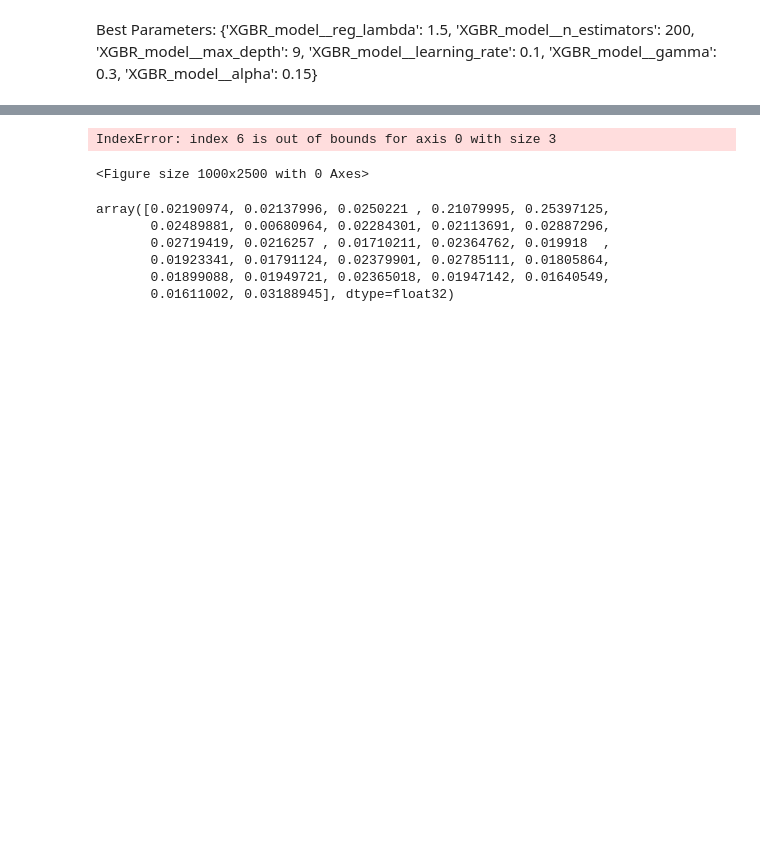
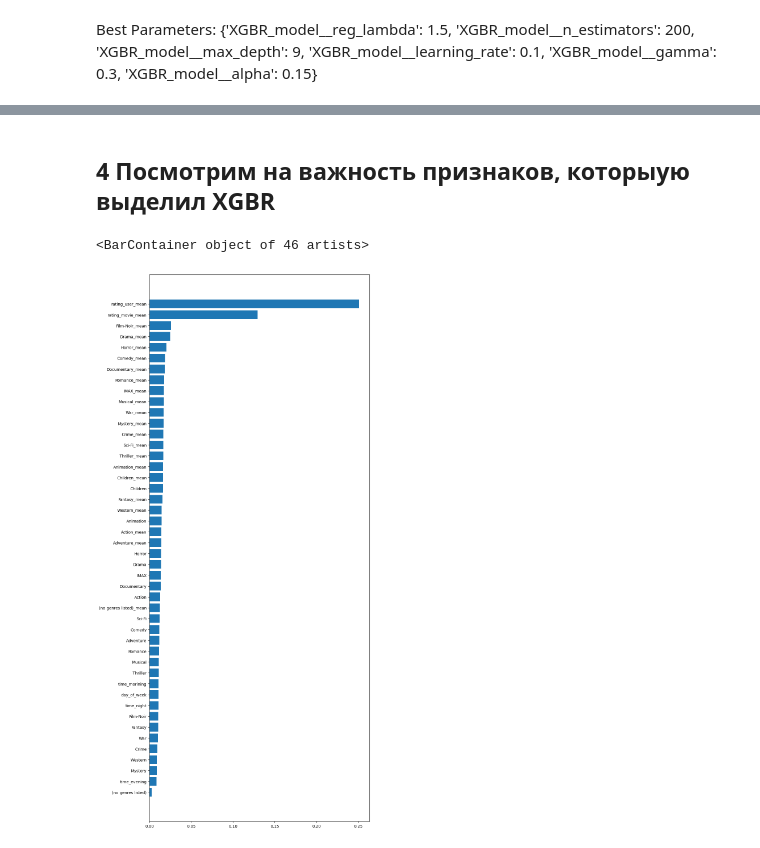
Before and after one commit to aleks-haksly/Simulative, a Jupyter notebook: ML/recomendation.ipynb, the cells around one changed output, grey strips where cells are left out. Cells and saved outputs as stored; diff of their text form; code cells hidden in the pictures; blank space fills up the shorter version.

```diff
--- a/ML/recomendation.ipynb
+++ b/ML/recomendation.ipynb
@@ -277,8 +291,6 @@ research_pipe = Pipeline(
         ("OneHotEncoder", col_transformer)
     ]
 )
-# %%
-df = research_pipe.fit(X_, y_).transform(X_)
 # %%
 # Посмотрим на попарную корреляцию признаков
 def get_redundant_pairs(df):
@@ -448,19 +472,12 @@ evaluate_model(predict, y_test)
+# %% [markdown]
+## 4 Посмотрим на важность признаков, которыую выделил XGBR
 # %%
 import matplotlib.pyplot as plt
 
-
+df = research_pipe.fit(X_, y_).transform(X_test)
 sorted_idx = best_model._final_estimator.feature_importances_.argsort()
 plt.figure(figsize=(10,25))
-plt.barh(X_test.columns[sorted_idx], best_model._final_estimator.feature_importances_[sorted_idx])
+plt.barh(df.columns[sorted_idx], best_model._final_estimator.feature_importances_[sorted_idx])
 # %% [output]
-IndexError: index 6 is out of bounds for axis 0 with size 3
+<BarContainer object of 46 artists>
-<Figure size 1000x2500 with 0 Axes>
+[figure, added]
-# %%
-best_model._final_estimator.feature_importances_
-# %% [output]
-array([0.02190974, 0.02137996, 0.0250221 , 0.21079995, 0.25397125,
-       0.02489881, 0.00680964, 0.02284301, 0.02113691, 0.02887296,
-       0.02719419, 0.0216257 , 0.01710211, 0.02364762, 0.019918  ,
-       0.01923341, 0.01791124, 0.02379901, 0.02785111, 0.01805864,
-       0.01899088, 0.01949721, 0.02365018, 0.01947142, 0.01640549,
-       0.01611002, 0.03188945], dtype=float32)
```
Also changed, not shown: parts of 12 cells of this notebook.
